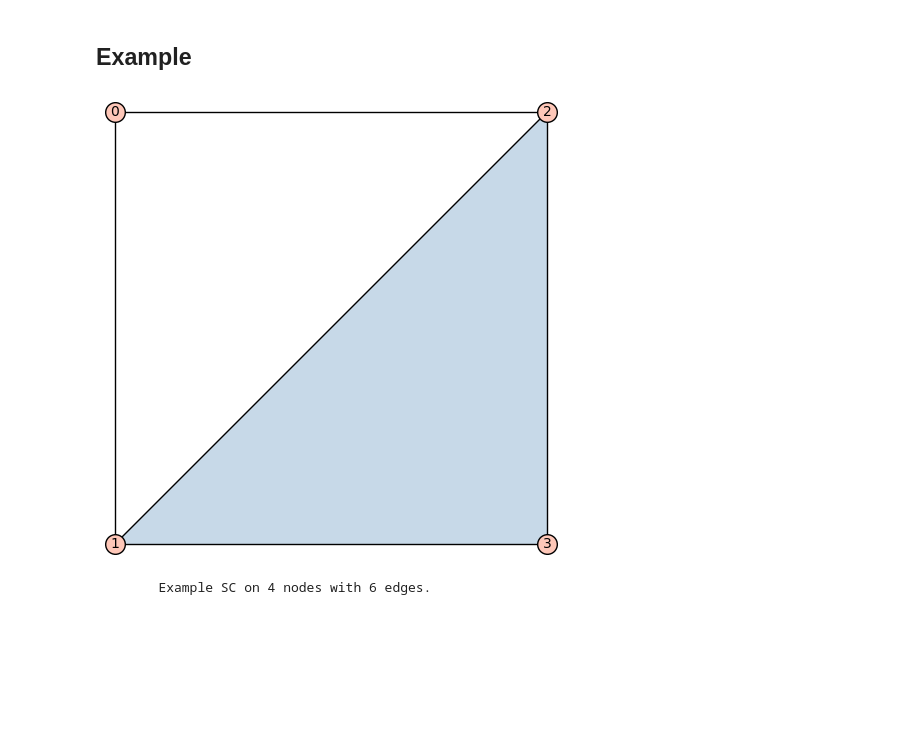
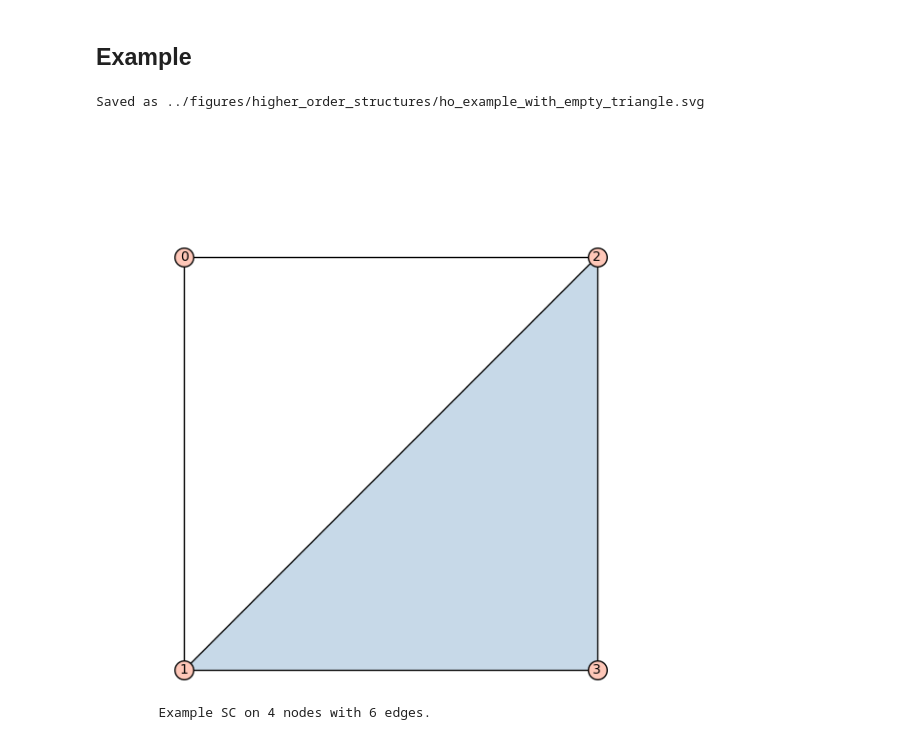
Before and after one commit to markolalovic/higher-order-contagion, a Jupyter notebook: notebooks/examples_of_ho_structures.ipynb, the cells around one changed output. Cells and saved outputs as stored; diff of their text form; code cells hidden in the pictures; blank space fills up the shorter version.

```diff
--- a/notebooks/examples_of_ho_structures.ipynb
+++ b/notebooks/examples_of_ho_structures.ipynb
@@ -12,15 +12,17 @@ from draw_utils import draw_hypergraph
 # %%
 N = 4
 g = HigherOrderStructure(N)
 g.name = "Example"
 edges = [(0, 1), (1, 2), (2, 0), (2, 3), (3, 1), (1, 2, 3)]
 g.set_edges(edges)
 
 # set node positions and draw it:
 positions = {0: (0, 1), 1: (0, 0), 2: (1, 1), 3: (1, 0)}
-draw_hypergraph(g, pos=positions)
+file_name = "../figures/higher_order_structures/ho_example_with_empty_triangle.svg"
+draw_hypergraph(g, pos=positions, fname=file_name)
 # %% [output]
+Saved as ../figures/higher_order_structures/ho_example_with_empty_triangle.svg
-[figure, old version]
+[figure, new version]
 # %%
 g.print()
 # %% [output]
```
Also changed, not shown: parts of 2 cells of this notebook, 9 other files.
